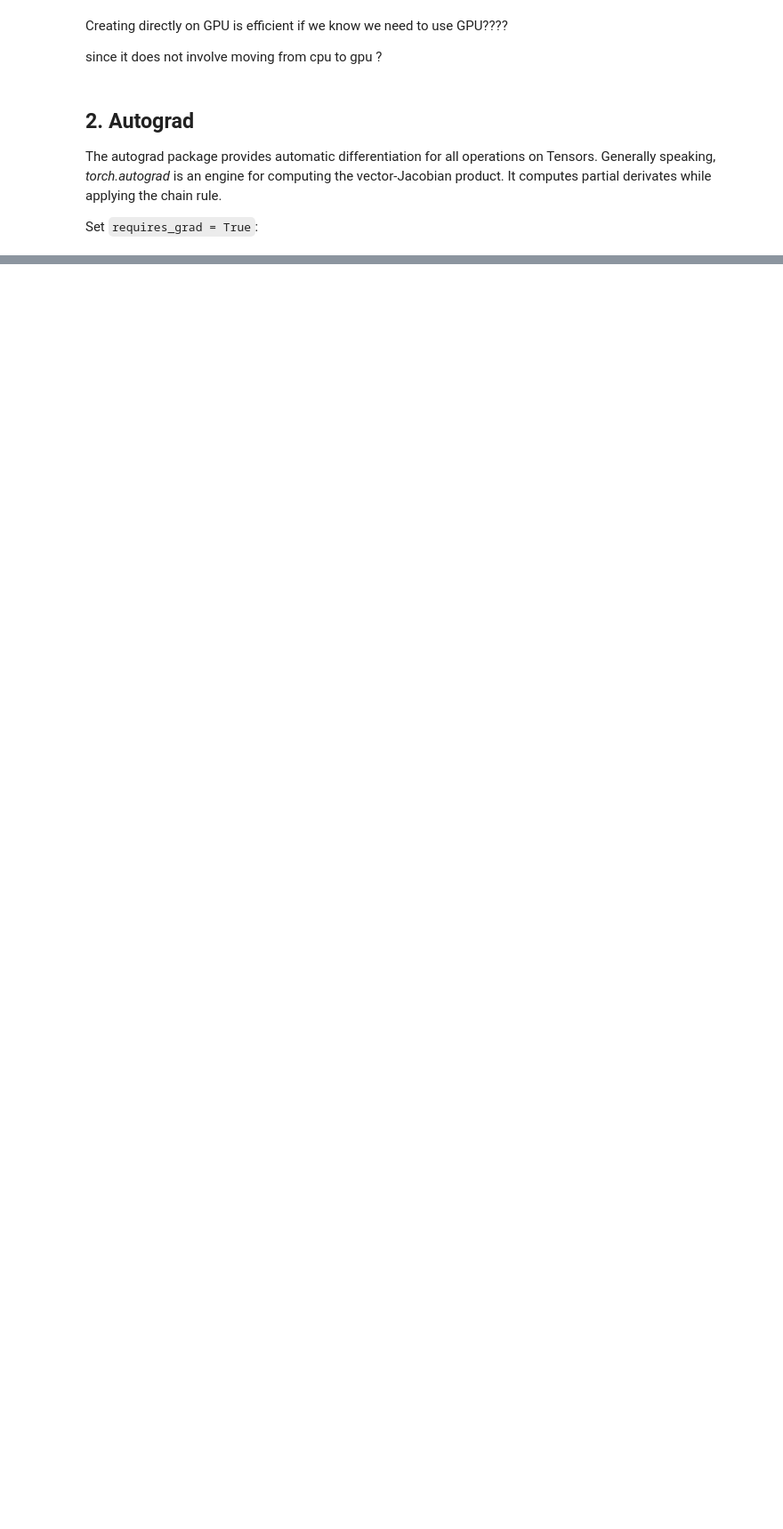
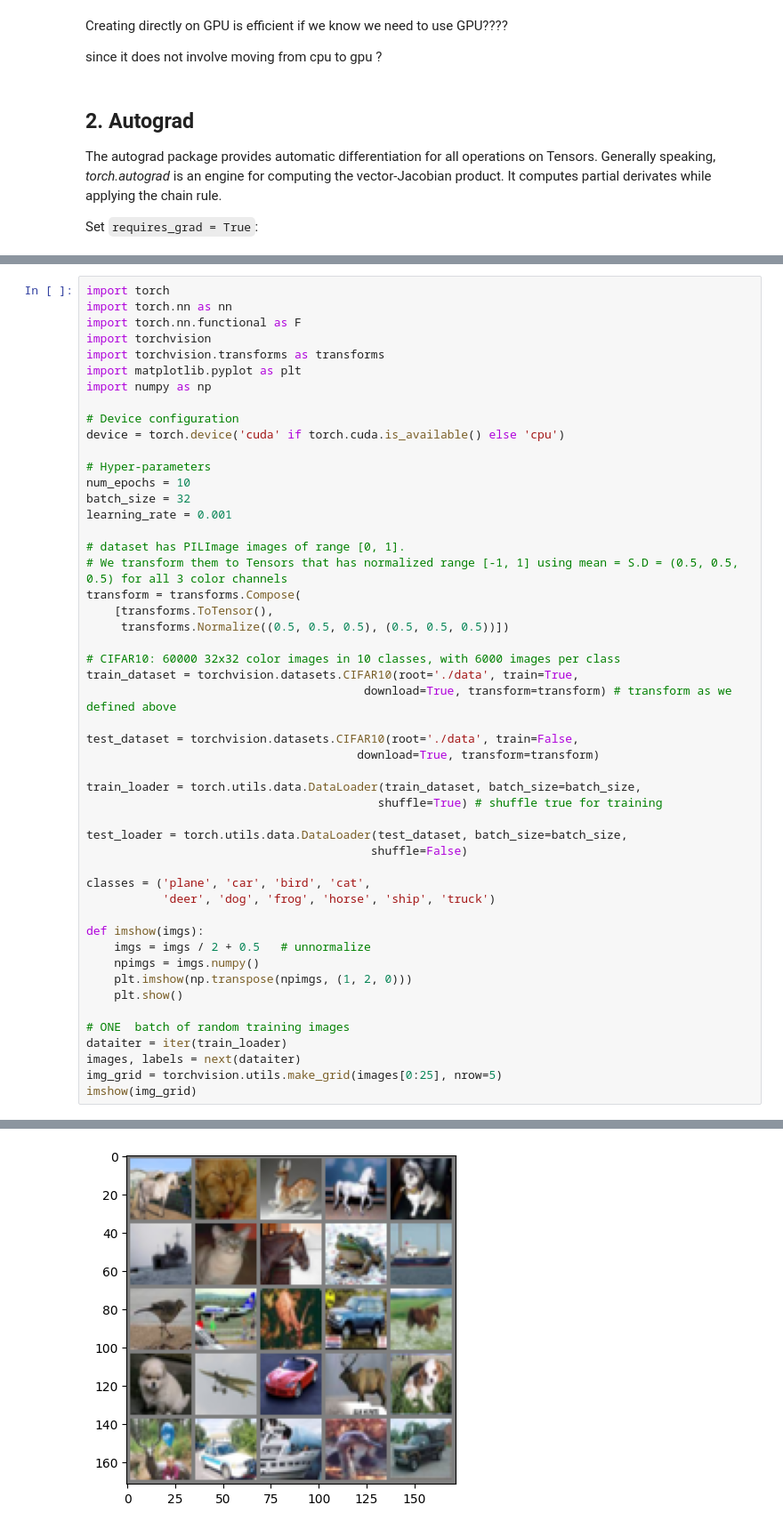
Before and after one commit to Ramkuchana/RevisingConcepts, a Jupyter notebook: RevisingPyTorch.ipynb, the cells around one changed output, grey strips where cells are left out. Shown: that part at 89% size. Drawn from its saved outputs; the diff is of its cells as text; blank space fills up the shorter version.

```diff
--- a/RevisingPyTorch.ipynb
+++ b/RevisingPyTorch.ipynb
@@ -932,0 +912,51 @@ Accuracy of the loaded model: 71.29 %
+# %%
+import torch
+import torch.nn as nn
+import torch.nn.functional as F
+import torchvision
+import torchvision.transforms as transforms
+import matplotlib.pyplot as plt
+import numpy as np
+
+# Device configuration
+device = torch.device('cuda' if torch.cuda.is_available() else 'cpu')
+
+# Hyper-parameters
+num_epochs = 10
+batch_size = 32
+learning_rate = 0.001
+
+# dataset has PILImage images of range [0, 1].
+# We transform them to Tensors that has normalized range [-1, 1] using mean = S.D = (0.5, 0.5, 0.5) for all 3 color channels
+transform = transforms.Compose(
+    [transforms.ToTensor(),
+     transforms.Normalize((0.5, 0.5, 0.5), (0.5, 0.5, 0.5))])
+
+# CIFAR10: 60000 32x32 color images in 10 classes, with 6000 images per class
+train_dataset = torchvision.datasets.CIFAR10(root='./data', train=True,
+                                        download=True, transform=transform) # transform as we defined above
+
+test_dataset = torchvision.datasets.CIFAR10(root='./data', train=False,
+                                       download=True, transform=transform)
+
+train_loader = torch.utils.data.DataLoader(train_dataset, batch_size=batch_size,
+                                          shuffle=True) # shuffle true for training
+
+test_loader = torch.utils.data.DataLoader(test_dataset, batch_size=batch_size,
+                                         shuffle=False)
+
+classes = ('plane', 'car', 'bird', 'cat',
+           'deer', 'dog', 'frog', 'horse', 'ship', 'truck')
+
+def imshow(imgs):
+    imgs = imgs / 2 + 0.5   # unnormalize
+    npimgs = imgs.numpy()
+    plt.imshow(np.transpose(npimgs, (1, 2, 0)))
+    plt.show()
+
+# ONE  batch of random training images
+dataiter = iter(train_loader)
+images, labels = next(dataiter)
+img_grid = torchvision.utils.make_grid(images[0:25], nrow=5)
+imshow(img_grid)
+# %% [output]
@@ -932,0 +966 @@ Accuracy of the loaded model: 71.29 %
+[figure, added]
```
Also changed, not shown: parts of 44 cells of this notebook.
